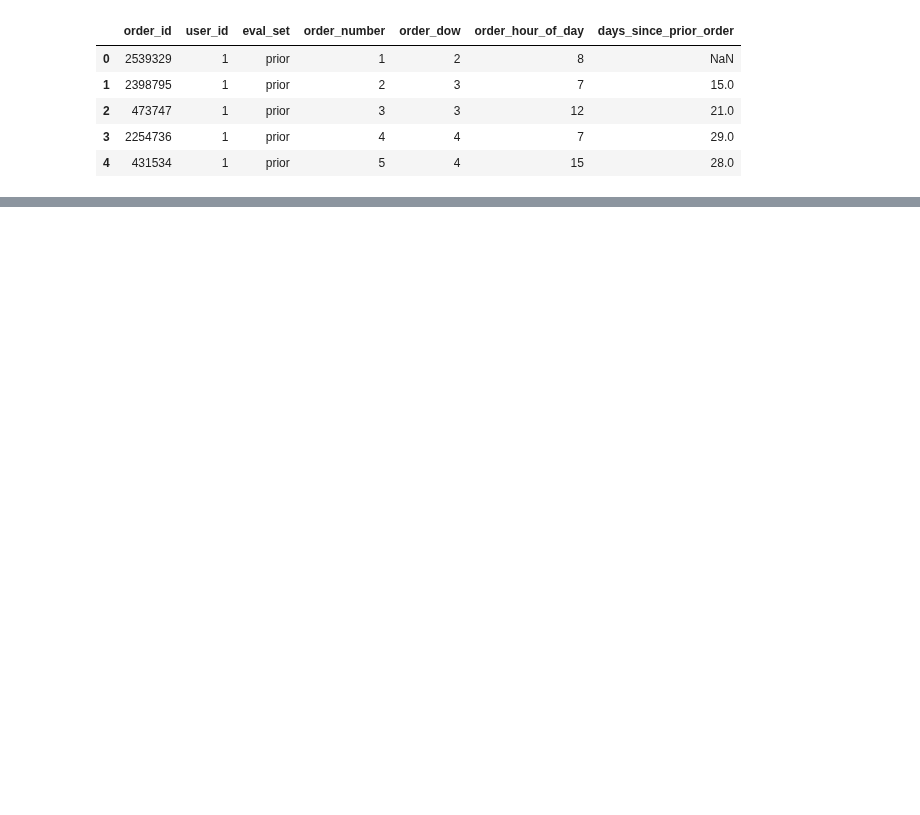
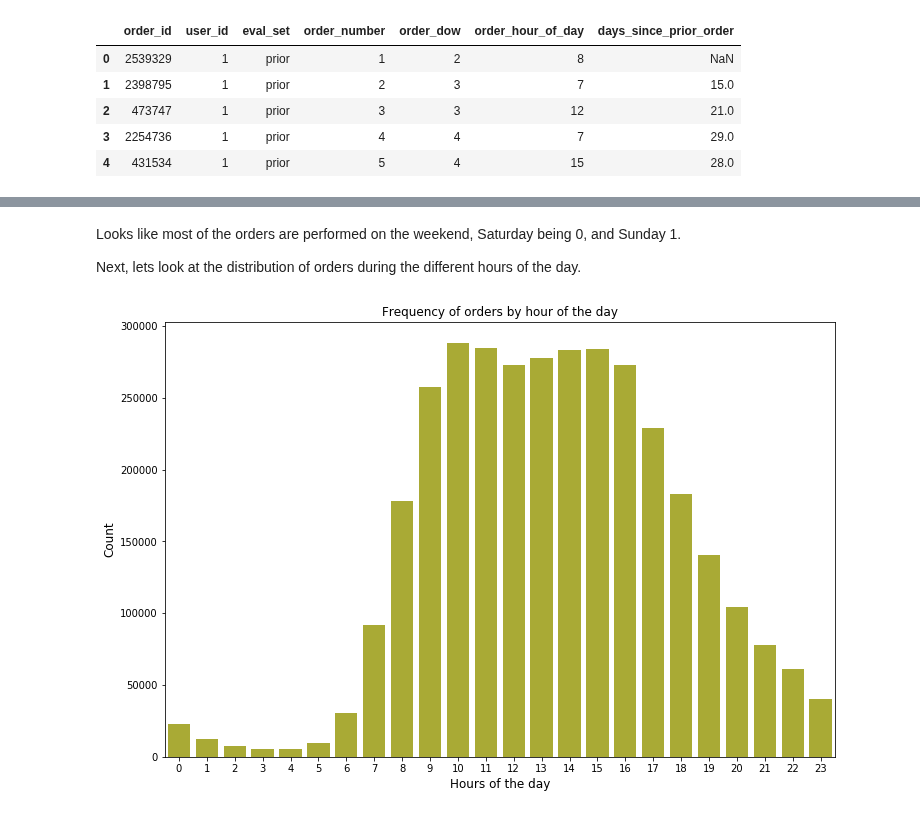
Before and after one commit to Edwardp17/Kaggle, a Jupyter notebook: instacart/instacart.ipynb, the cells around one changed output, grey strips where cells are left out. Cells and saved outputs as stored; diff of their text form; code cells hidden in the pictures; blank space fills up the shorter version.

```diff
--- a/instacart/instacart.ipynb
+++ b/instacart/instacart.ipynb
@@ -90,0 +121,13 @@ plt.show()
+# %% [markdown]
+Looks like most of the orders are performed on the weekend, Saturday being 0, and Sunday 1.
+
+Next, lets look at the distribution of orders during the different hours of the day.
+# %%
+plt.figure(figsize=(12,8))
+sns.countplot(x='order_hour_of_day',data=orders_df,color=color[8])
+plt.ylabel('Count',fontsize=12)
+plt.xlabel('Hours of the day',fontsize=12)
+plt.title('Frequency of orders by hour of the day')
+plt.show()
+# %% [output]
+[figure, added]
```
Also changed, not shown: parts of 25 cells of this notebook.
